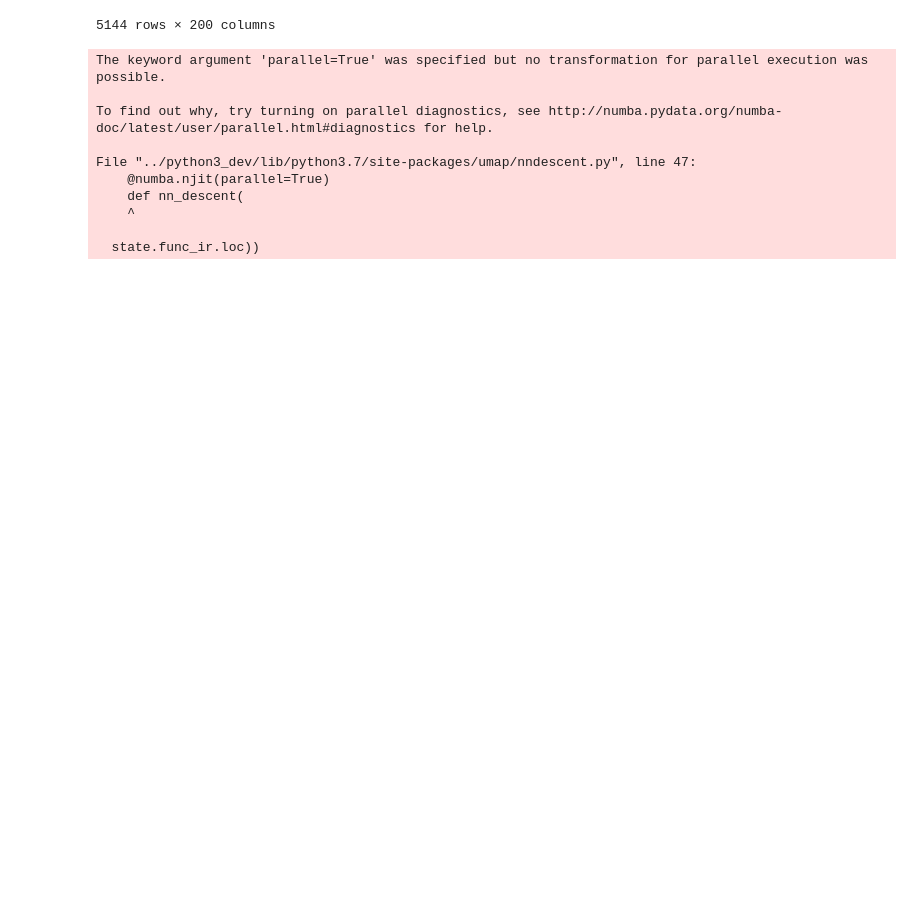
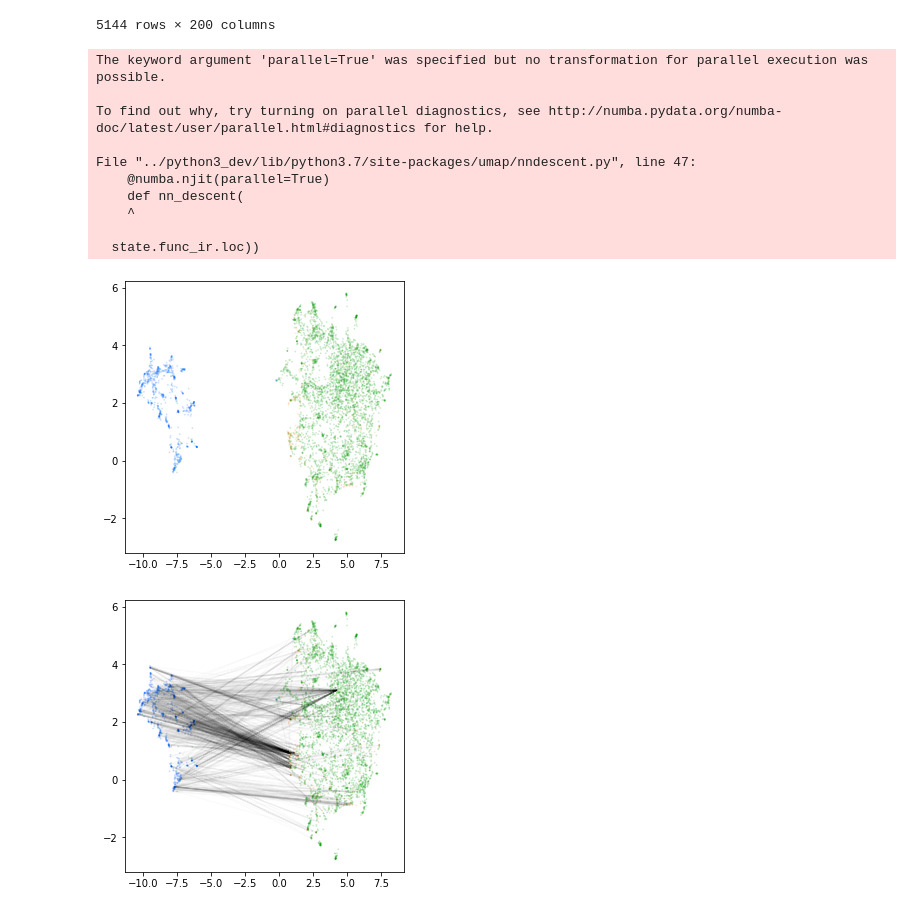
Before and after one commit to mbernste/gene-word-vector-exploration, a Jupyter notebook: drug_gene_target_wv_dim_reduc.ipynb, the cells around one changed output. Drawn from its saved outputs; the diff is of its cells as text; code cells hidden in the pictures; blank space fills up the shorter version.

```diff
--- a/drug_gene_target_wv_dim_reduc.ipynb
+++ b/drug_gene_target_wv_dim_reduc.ipynb
@@ -248,21 +248,25 @@ def color_by_gene_drug_gene_no_drug(plot_X):
     ax.scatter(plot_X[:,0], plot_X[:,1], s=3, lw=0, alpha=0.2, c=colors)
     return ax
 # %%
-X = np.array(df_drug_genes_all)
+X_all = np.array(df_drug_genes_all)
 umap_model = umap.UMAP(metric='cosine')
-X_umap = umap_model.fit_transform(X)
-color_by_gene_drug_gene_no_drug(X_umap)
+X_umap_all = umap_model.fit_transform(X_all)
+color_by_gene_drug_gene_no_drug(X_umap_all)
+
+draw_with_vectors_all(X_umap_all)
 # %% [output]
 The keyword argument 'parallel=True' was specified but no transformation for parallel execution was possible.
 
 To find out why, try turning on parallel diagnostics, see http://numba.pydata.org/numba-doc/latest/user/parallel.html#diagnostics for help.
 
 File "../python3_dev/lib/python3.7/site-packages/umap/nndescent.py", line 47:
     @numba.njit(parallel=True)
     def nn_descent(
     ^
 
   state.func_ir.loc))
+[figure, added]
+[figure, added]
 # %%
 def draw_with_vectors_all(X_plot):
     drug_to_index = {}
```
Also changed, not shown: parts of 10 cells of this notebook.
